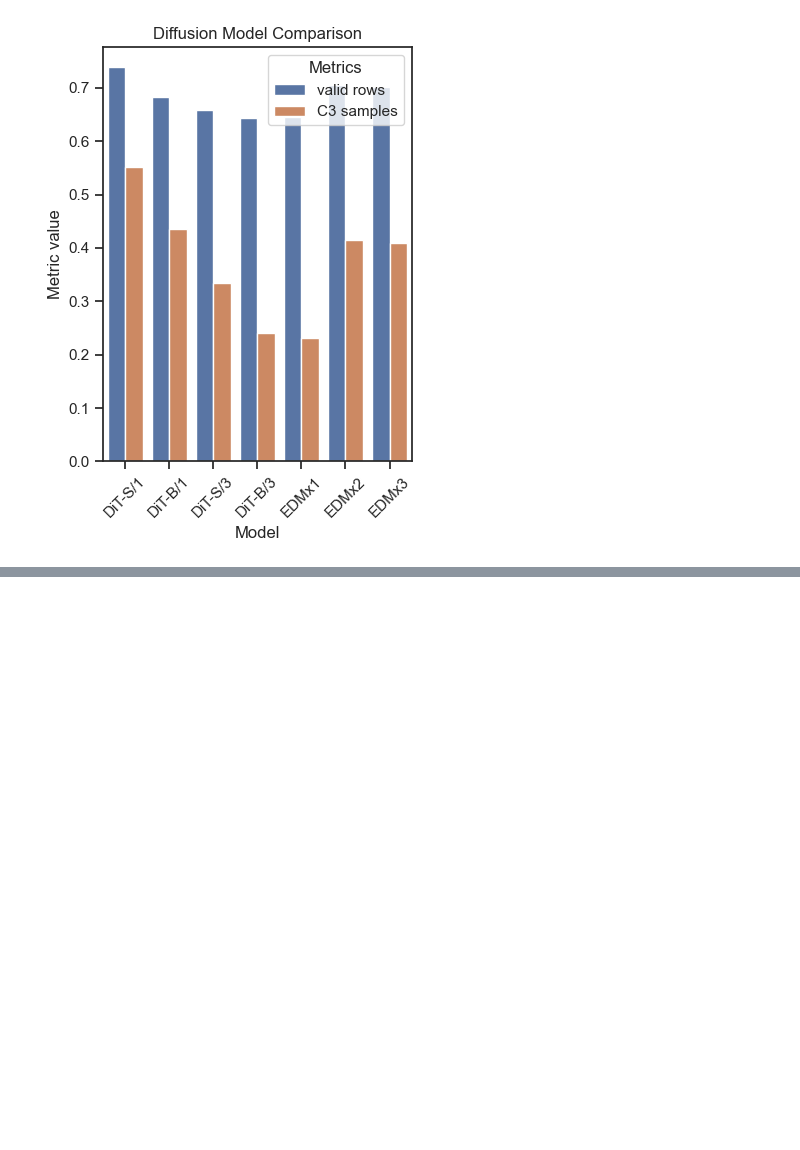
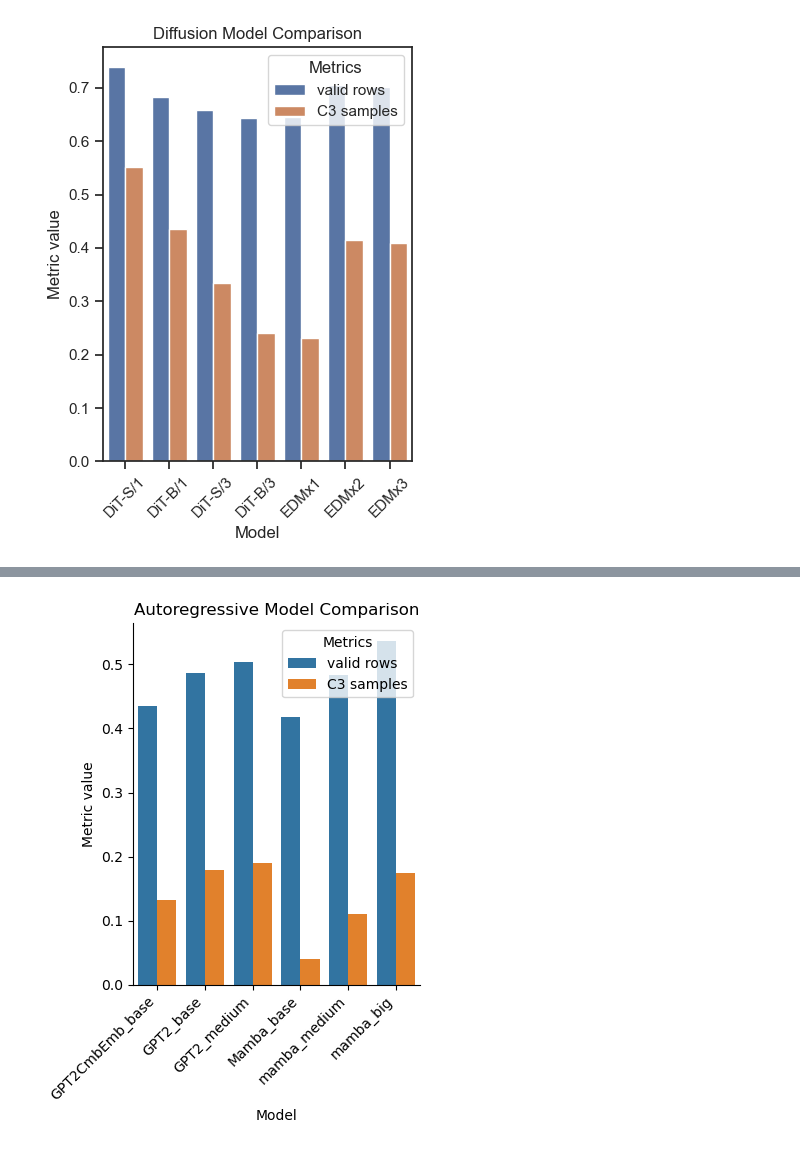
Before and after one commit to Animadversio/DiffusionReasoning, a Jupyter notebook: notebooks/Figure_model_synopsis_bar.ipynb, the cells around one changed output, grey strips where cells are left out. Saved outputs shown, nothing was run; the diff lists cells and outputs as text; code cells hidden in the pictures; blank space fills up the shorter version.

Commit message:
model synopsis bar plot with gpt mamba

```diff
--- a/notebooks/Figure_model_synopsis_bar.ipynb
+++ b/notebooks/Figure_model_synopsis_bar.ipynb
@@ -76,0 +67,12 @@ ValueError: Could not interpret value `valid_ratio` for `y`. An entry with this
+# %%
+tabdir = "/n/home12/binxuwang/Github/DiffusionReasoning/Tables"
+
+syndf_GPT = pd.read_csv(join(tabdir, "GPT2_raven_tensorboard_data.csv"), index_col=0)
+syndf_SSM = pd.read_csv(join(tabdir, "SSM_raven_tensorboard_data.csv"), index_col=0)
+syndf_EDM = pd.read_csv(join(tabdir, "EDM_raven_tensorboard_data.csv"), index_col=0)
+syndf_DiT = pd.read_csv(join(tabdir, "DiT_raven_tensorboard_data.csv"), index_col=0)
+# %%
+
+figroot = r"/n/holylfs06/LABS/kempner_fellow_binxuwang/Users/binxuwang/Figures/DiffusionReasoning"
+fig_syndir = join(figroot, f"Figure_model_synopsis",)
+os.makedirs(fig_syndir, exist_ok=True)
@@ -76,0 +105,2 @@ ValueError: Could not interpret value `valid_ratio` for `y`. An entry with this
+# %%
+df = pd.concat([syndf_GPT, syndf_SSM], axis=0)
@@ -76,0 +119,6 @@ ValueError: Could not interpret value `valid_ratio` for `y`. An entry with this
+# %%
+df["conditional"] = df.index.map(lambda x: not "uncond" in x)
+df["heldout"] = df.index.map(lambda x: "heldout0" in x)
+df["streaming"] = df.index.map(lambda x: "stream" in x)
+df["model"] = df.index.map(lambda x: x.replace("_heldout0", "").replace("_uncond",""))#"_".join(x.split("_")[:]))
+df_plot = df[df["heldout"] & ~df["conditional"] & ~df["streaming"]]
@@ -76,0 +137,23 @@ ValueError: Could not interpret value `valid_ratio` for `y`. An entry with this
+# %%
+plot_data = df_plot[['model', 'Val/AnyValid_abinit', 'Val/C3_abinit', ]]#'''r2_ratio'
+# remove the row with "EDMx2*" model
+plot_data = plot_data[plot_data['model'] != 'EDMx2*']
+# rename column names valid -> valid row, C3 -> C3 sample
+plot_data.columns = ['model', 'valid rows', 'C3 samples']
+# Melting the data to long format suitable for sns.barplot
+plot_data_melted = plot_data.melt(id_vars=['model'], var_name='Metric', value_name='Value')
+# Creating the bar plot
+plt.figure(figsize=(4, 5.5))
+bar_plot = sns.barplot(x='model', y='Value', hue='Metric', data=plot_data_melted,
+                       order=["GPT2CmbEmb_base", "GPT2_base", "GPT2_medium", "Mamba_base", "mamba_medium", "mamba_big"])
+plt.title('Autoregressive Model Comparison')
+plt.xlabel('Model')
+plt.ylabel('Metric value')
+plt.xticks(rotation=45, ha='right')
+plt.legend(title='Metrics')
+# Show the plot
+plt.tight_layout()
+saveallforms(fig_syndir, 'autoreg_model_comparison_barplot')
+plt.show()
+# %% [output]
+[figure, added]
```
Also changed, not shown: parts of 15 cells of this notebook.
